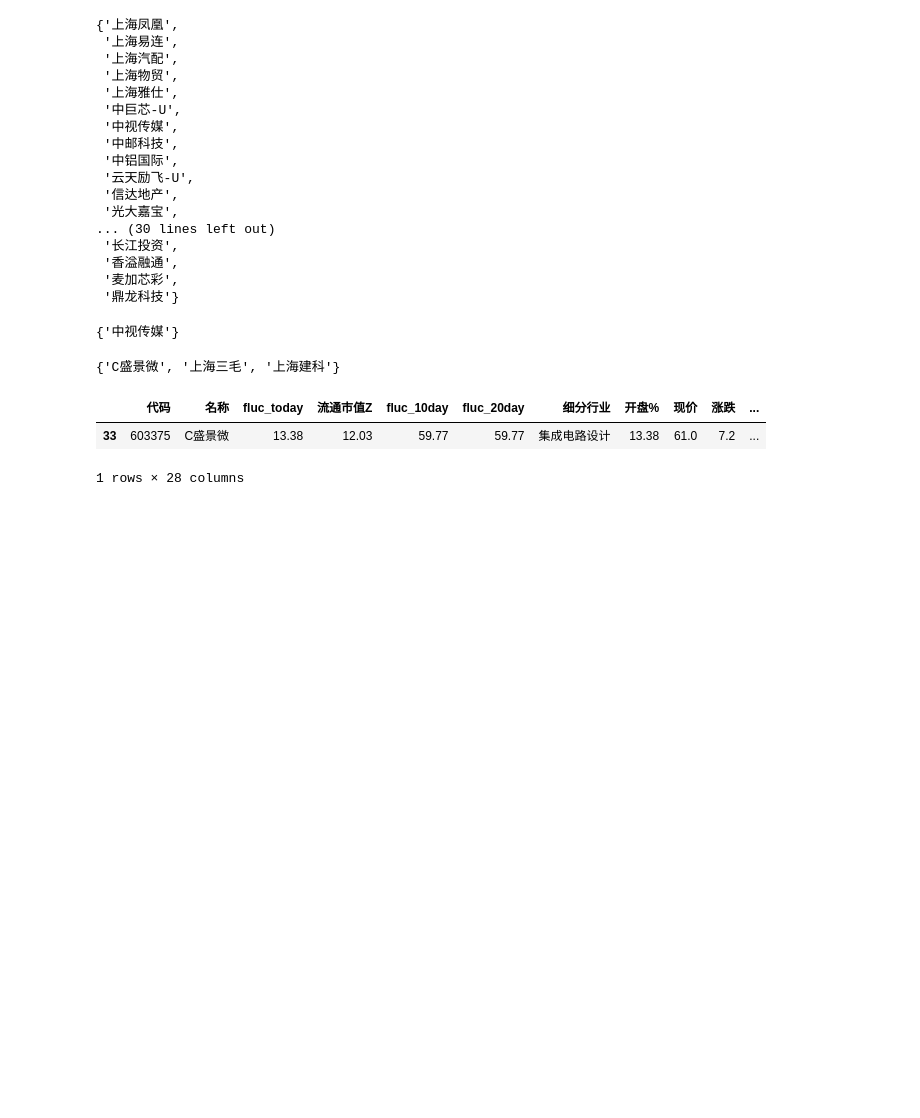
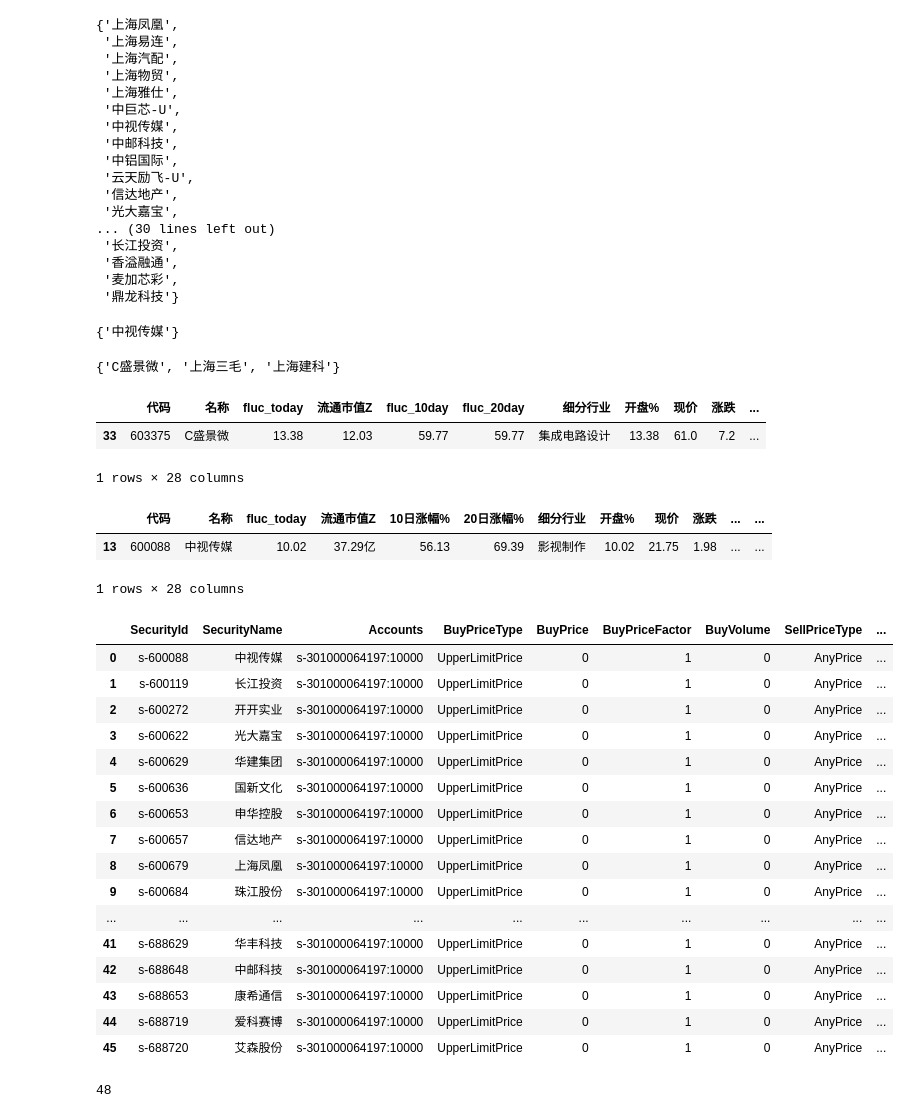
Before and after one commit to cosmo86/SE_crawler, a Jupyter notebook: src/Untitled.ipynb, the cells around one changed output. Cells and saved outputs as stored; diff of their text form; code cells hidden in the pictures; blank space fills up the shorter version.

```diff
--- a/src/Untitled.ipynb
+++ b/src/Untitled.ipynb
@@ -647,3 +663,33 @@ res_market_cap_35.query('名称=="C盛景微"')
 |  | 代码 | 名称 | fluc_today | 流通市值Z | fluc_10day | fluc_20day | 细分行业 | 开盘% | 现价 | 涨跌 | ... |
 | 33 | 603375 | C盛景微 | 13.38 | 12.03 | 59.77 | 59.77 | 集成电路设计 | 13.38 | 61.0 | 7.2 | ... |
 1 rows × 28 columns
+# %%
+all_A.query('名称=="中视传媒"')
+# %% [output]
+|  | 代码 | 名称 | fluc_today | 流通市值Z | 10日涨幅% | 20日涨幅% | 细分行业 | 开盘% | 现价 | 涨跌 | ... | ... |
+| 13 | 600088 | 中视传媒 | 10.02 | 37.29亿 | 56.13 | 69.39 | 影视制作 | 10.02 | 21.75 | 1.98 | ... | ... |
+1 rows × 28 columns
+# %%
+BuyGZ1
+# %% [output]
+|  | SecurityId | SecurityName | Accounts | BuyPriceType | BuyPrice | BuyPriceFactor | BuyVolume | SellPriceType | ... |
+| 0 | s-600088 | 中视传媒 | s-301000064197:10000 | UpperLimitPrice | 0 | 1 | 0 | AnyPrice | ... |
+| 1 | s-600119 | 长江投资 | s-301000064197:10000 | UpperLimitPrice | 0 | 1 | 0 | AnyPrice | ... |
+| 2 | s-600272 | 开开实业 | s-301000064197:10000 | UpperLimitPrice | 0 | 1 | 0 | AnyPrice | ... |
+| 3 | s-600622 | 光大嘉宝 | s-301000064197:10000 | UpperLimitPrice | 0 | 1 | 0 | AnyPrice | ... |
+| 4 | s-600629 | 华建集团 | s-301000064197:10000 | UpperLimitPrice | 0 | 1 | 0 | AnyPrice | ... |
+| 5 | s-600636 | 国新文化 | s-301000064197:10000 | UpperLimitPrice | 0 | 1 | 0 | AnyPrice | ... |
+| 6 | s-600653 | 申华控股 | s-301000064197:10000 | UpperLimitPrice | 0 | 1 | 0 | AnyPrice | ... |
+| 7 | s-600657 | 信达地产 | s-301000064197:10000 | UpperLimitPrice | 0 | 1 | 0 | AnyPrice | ... |
+| 8 | s-600679 | 上海凤凰 | s-301000064197:10000 | UpperLimitPrice | 0 | 1 | 0 | AnyPrice | ... |
+| 9 | s-600684 | 珠江股份 | s-301000064197:10000 | UpperLimitPrice | 0 | 1 | 0 | AnyPrice | ... |
+| ... | ... | ... | ... | ... | ... | ... | ... | ... | ... |
+| 41 | s-688629 | 华丰科技 | s-301000064197:10000 | UpperLimitPrice | 0 | 1 | 0 | AnyPrice | ... |
+| 42 | s-688648 | 中邮科技 | s-301000064197:10000 | UpperLimitPrice | 0 | 1 | 0 | AnyPrice | ... |
+| 43 | s-688653 | 康希通信 | s-301000064197:10000 | UpperLimitPrice | 0 | 1 | 0 | AnyPrice | ... |
+| 44 | s-688719 | 爱科赛博 | s-301000064197:10000 | UpperLimitPrice | 0 | 1 | 0 | AnyPrice | ... |
+| 45 | s-688720 | 艾森股份 | s-301000064197:10000 | UpperLimitPrice | 0 | 1 | 0 | AnyPrice | ... |
+# %%
+len(set_to_test)
+# %% [output]
+48
```
Also changed, not shown: parts of 7 cells of this notebook, 14 other files.
